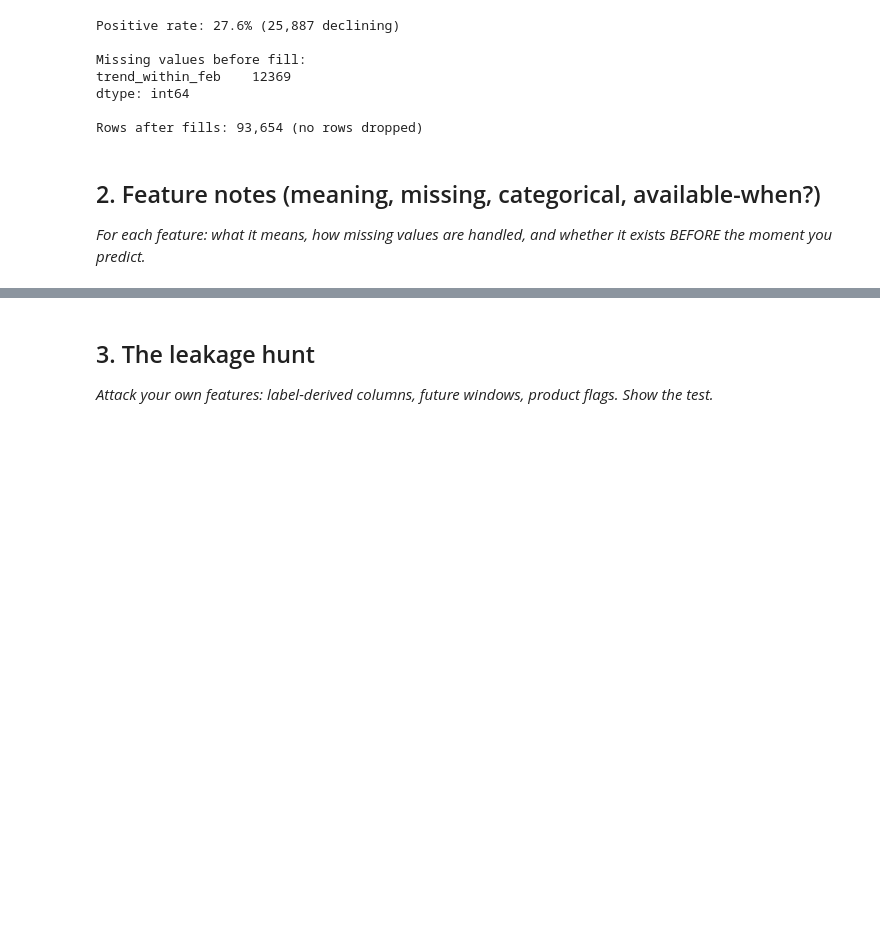
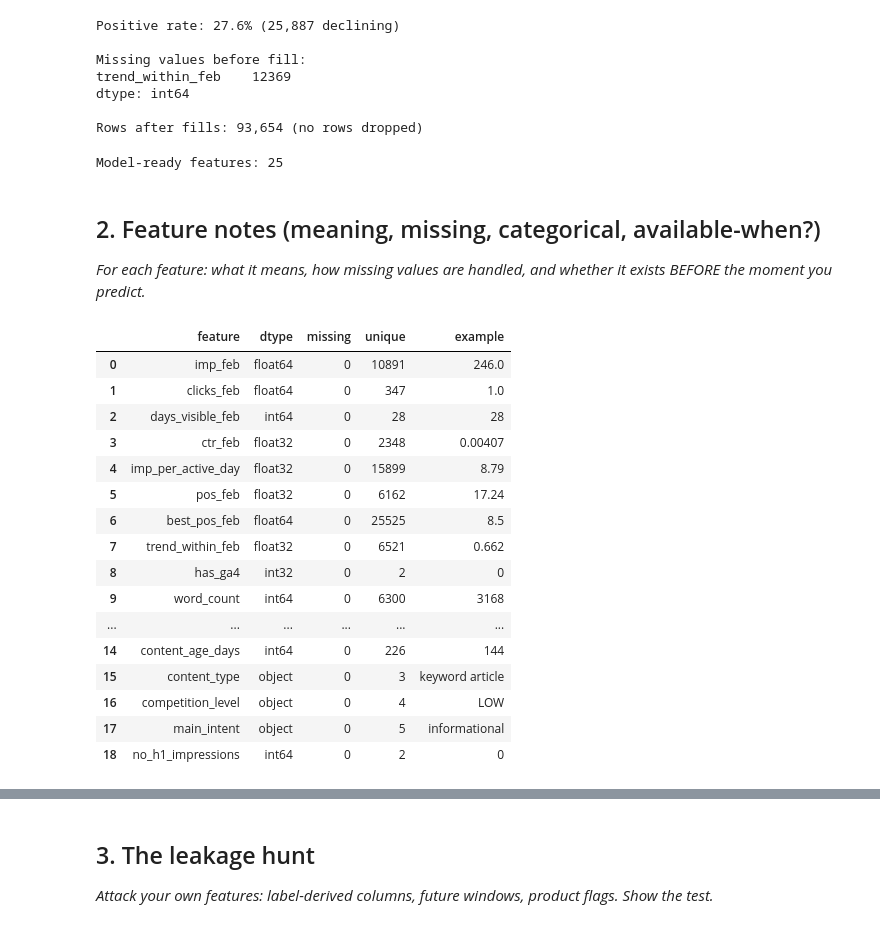
Before and after one commit to albijanashala/ML1, a Jupyter notebook: work/notebooks/w03_feature_leakage_check.ipynb, the cells around one changed output, grey strips where cells are left out. Saved outputs shown, nothing was run; the diff lists cells and outputs as text; code cells hidden in the pictures; blank space fills up the shorter version.

```diff
--- a/work/notebooks/w03_feature_leakage_check.ipynb
+++ b/work/notebooks/w03_feature_leakage_check.ipynb
@@ -124,7 +122,62 @@ trend_within_feb    12369
 dtype: int64
 
 Rows after fills: 93,654 (no rows dropped)
+# %%
+import pandas as pd
+
+# Remove encodings from a previous run so re-running this cell is idempotent
+encoded_prefixes = ("ctype_", "intent_")
+df = df.drop(columns=[c for c in df.columns if c.startswith(encoded_prefixes)], errors="ignore")
+df = df.drop(columns=["competition_level_ord"], errors="ignore")
+
+competition_order = {"unknown": 0, "LOW": 1, "MEDIUM": 2, "HIGH": 3}
+df["competition_level_ord"] = df["competition_level"].map(competition_order).fillna(0).astype(int)
+
+one_hot = pd.get_dummies(
+    df[["content_type", "main_intent"]],
+    prefix=["ctype", "intent"],
+    dtype=int,
+)
+df = pd.concat([df, one_hot], axis=1)
+
+drop_cols = ["client_hash_id", "content_hash_id", "imp_mar", "is_declining",
+             "content_type", "competition_level", "main_intent"]
+model_features = [c for c in df.columns if c not in drop_cols]
+
+print(f"Model-ready features: {len(model_features)}")
+# %% [output]
+Model-ready features: 25
 # %% [markdown]
 ## 2. Feature notes (meaning, missing, categorical, available-when?)
 
 *For each feature: what it means, how missing values are handled, and whether it exists BEFORE the moment you predict.*
+# %%
+summary = []
+for c in feature_cols:
+    summary.append({
+        "feature": c,
+        "dtype": str(df[c].dtype),
+        "missing": int(df[c].isna().sum()),
+        "unique": int(df[c].nunique()),
+        "example": df[c].iloc[0],
+    })
+
+pd.DataFrame(summary)
+# %% [output]
+|  | feature | dtype | missing | unique | example |
+| 0 | imp_feb | float64 | 0 | 10891 | 246.0 |
+| 1 | clicks_feb | float64 | 0 | 347 | 1.0 |
+| 2 | days_visible_feb | int64 | 0 | 28 | 28 |
+| 3 | ctr_feb | float32 | 0 | 2348 | 0.00407 |
+| 4 | imp_per_active_day | float32 | 0 | 15899 | 8.79 |
+| 5 | pos_feb | float32 | 0 | 6162 | 17.24 |
+| 6 | best_pos_feb | float64 | 0 | 25525 | 8.5 |
+| 7 | trend_within_feb | float32 | 0 | 6521 | 0.662 |
+| 8 | has_ga4 | int32 | 0 | 2 | 0 |
+| 9 | word_count | int64 | 0 | 6300 | 3168 |
+| ... | ... | ... | ... | ... | ... |
+| 14 | content_age_days | int64 | 0 | 226 | 144 |
+| 15 | content_type | object | 0 | 3 | keyword article |
+| 16 | competition_level | object | 0 | 4 | LOW |
+| 17 | main_intent | object | 0 | 5 | informational |
+| 18 | no_h1_impressions | int64 | 0 | 2 | 0 |
```
Also changed, not shown: parts of 8 cells of this notebook.
